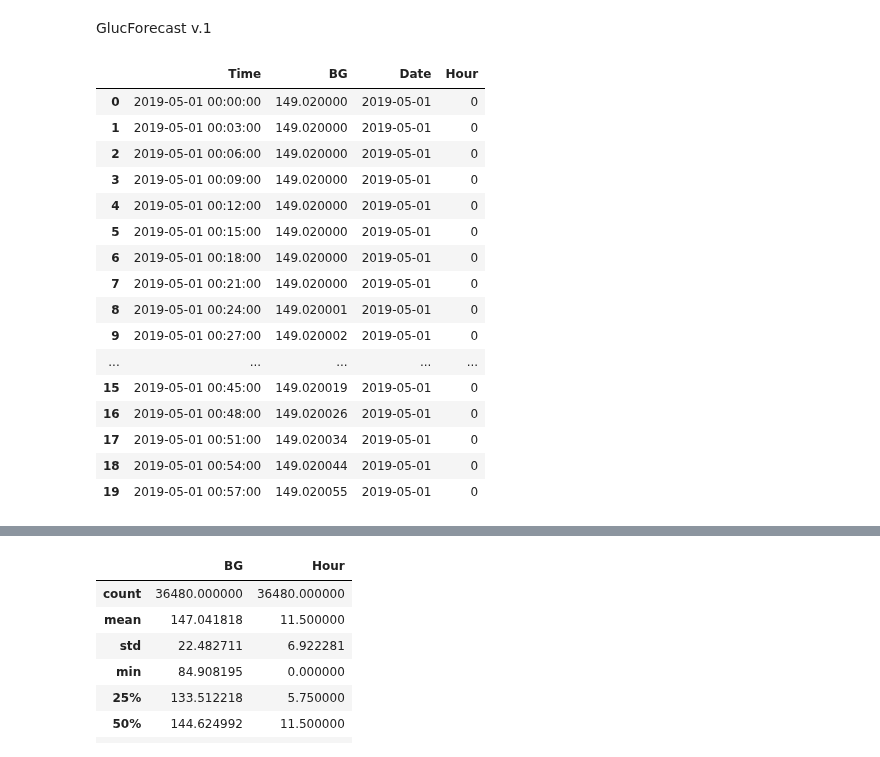
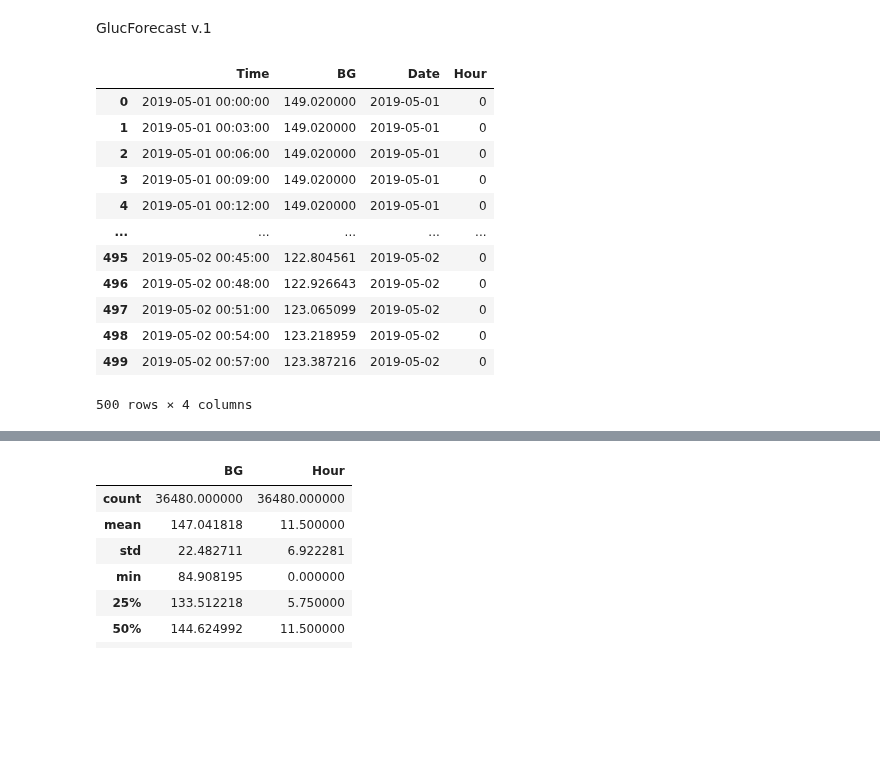
Before and after one commit to Pancrease/D-one, a Jupyter notebook: GlucForecast/GlucForecast.ipynb, the cells around one changed output, grey strips where cells are left out. Cells and saved outputs as stored; diff of their text form; code cells hidden in the pictures; blank space fills up the shorter version.

```diff
--- a/GlucForecast/GlucForecast.ipynb
+++ b/GlucForecast/GlucForecast.ipynb
@@ -3,29 +3,25 @@ GlucForecast v.1
 # %%
 import pandas as pd
 import numpy as np
 
 
 data_from_cap = pd.read_csv("/content/adolescent#001-train-processed.csv")
 """
 'Time' : the timestamp of the data point, indicating when the observation was recorded. It is in the format 'MM/DD/YYYY HH:mm'
 'BG' :  the blood glucose level at a particular time. mg/dL
 """
-data_from_cap.head(20)
+data_from_cap.head(500)
 # %% [output]
 |  | Time | BG | Date | Hour |
 | 0 | 2019-05-01 00:00:00 | 149.020000 | 2019-05-01 | 0 |
 | 1 | 2019-05-01 00:03:00 | 149.020000 | 2019-05-01 | 0 |
 | 2 | 2019-05-01 00:06:00 | 149.020000 | 2019-05-01 | 0 |
 | 3 | 2019-05-01 00:09:00 | 149.020000 | 2019-05-01 | 0 |
 | 4 | 2019-05-01 00:12:00 | 149.020000 | 2019-05-01 | 0 |
-| 5 | 2019-05-01 00:15:00 | 149.020000 | 2019-05-01 | 0 |
-| 6 | 2019-05-01 00:18:00 | 149.020000 | 2019-05-01 | 0 |
-| 7 | 2019-05-01 00:21:00 | 149.020000 | 2019-05-01 | 0 |
-| 8 | 2019-05-01 00:24:00 | 149.020001 | 2019-05-01 | 0 |
-| 9 | 2019-05-01 00:27:00 | 149.020002 | 2019-05-01 | 0 |
 | ... | ... | ... | ... | ... |
-| 15 | 2019-05-01 00:45:00 | 149.020019 | 2019-05-01 | 0 |
-| 16 | 2019-05-01 00:48:00 | 149.020026 | 2019-05-01 | 0 |
-| 17 | 2019-05-01 00:51:00 | 149.020034 | 2019-05-01 | 0 |
-| 18 | 2019-05-01 00:54:00 | 149.020044 | 2019-05-01 | 0 |
-| 19 | 2019-05-01 00:57:00 | 149.020055 | 2019-05-01 | 0 |
+| 495 | 2019-05-02 00:45:00 | 122.804561 | 2019-05-02 | 0 |
+| 496 | 2019-05-02 00:48:00 | 122.926643 | 2019-05-02 | 0 |
+| 497 | 2019-05-02 00:51:00 | 123.065099 | 2019-05-02 | 0 |
+| 498 | 2019-05-02 00:54:00 | 123.218959 | 2019-05-02 | 0 |
+| 499 | 2019-05-02 00:57:00 | 123.387216 | 2019-05-02 | 0 |
+500 rows × 4 columns
```
Also changed, not shown: parts of 44 cells of this notebook, 2 other files.
